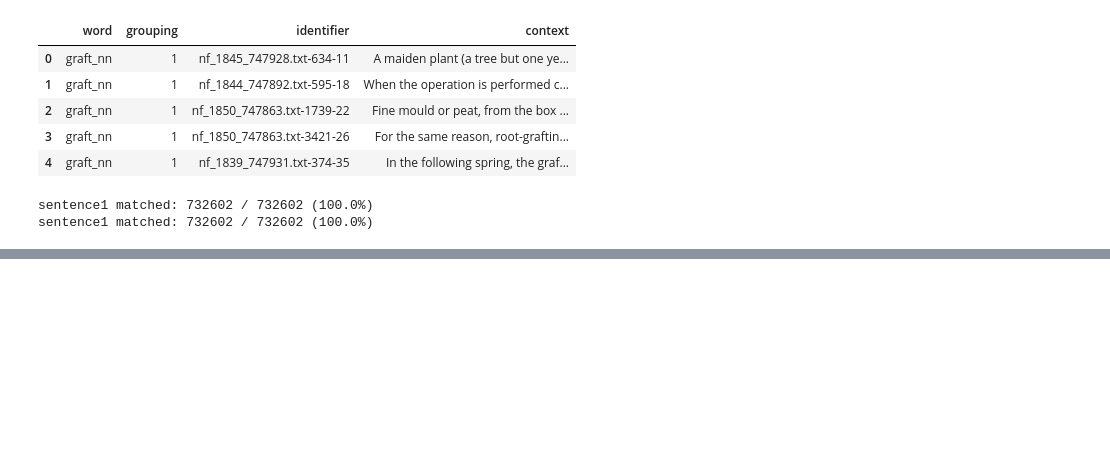
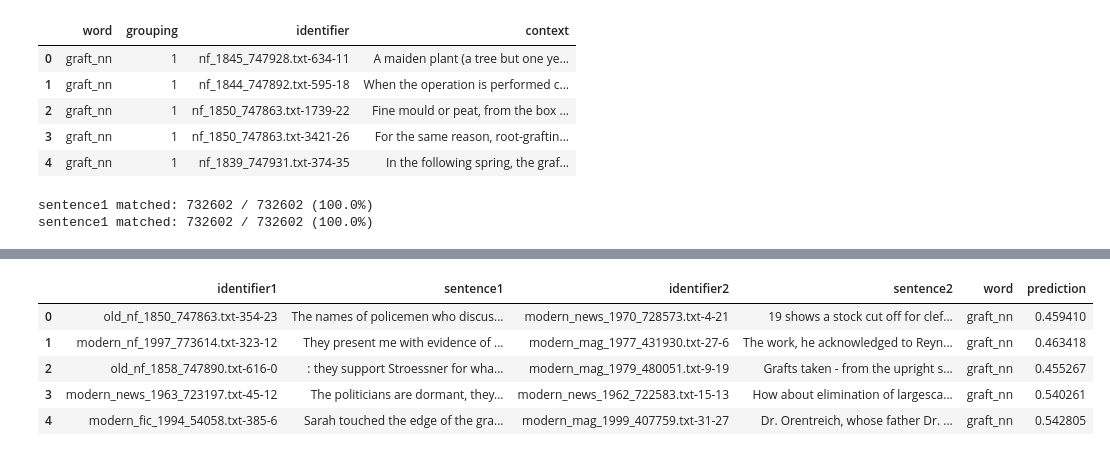
Before and after one commit to fdzr/qualitative-analysis-clusters, a Jupyter notebook: filter_dataset_deepmistake_en_model.ipynb, the cells around one changed output, grey strips where cells are left out. Drawn from its saved outputs; the diff is of its cells as text; code cells hidden in the pictures; blank space fills up the shorter version.

```diff
--- a/filter_dataset_deepmistake_en_model.ipynb
+++ b/filter_dataset_deepmistake_en_model.ipynb
@@ -318,4 +256,32 @@ result_full_dataset.head()
 | 4 | fic_1994_54058.txt-385-6 | Sarah touched the edge of the gra... | mag_1999_407759.txt-31-27 | Dr. Orentreich, whose father Dr. ... | graft_nn | 0.542805 |
+# %%
+def add_grouping_prefix(df, sentences_gold_data):
+    id_to_grouping = dict(
+        zip(sentences_gold_data["identifier"], sentences_gold_data["grouping"])
+    )
+
+    def prefix(identifier):
+        grouping = id_to_grouping.get(identifier)
+        if grouping == 1:
+            return f"old_{identifier}"
+        elif grouping == 2:
+            return f"modern_{identifier}"
+        return identifier
+
+    df = copy.deepcopy(df)
+    df["identifier1"] = df["identifier1"].apply(prefix)
+    df["identifier2"] = df["identifier2"].apply(prefix)
+    return df
+# %%
+result_full_dataset = add_grouping_prefix(result_full_dataset, sentences_gold_data)
+result_full_dataset.head()
+# %% [output]
+|  | identifier1 | sentence1 | identifier2 | sentence2 | word | prediction |
+| 0 | old_nf_1850_747863.txt-354-23 | The names of policemen who discus... | modern_news_1970_728573.txt-4-21 | 19 shows a stock cut off for clef... | graft_nn | 0.459410 |
+| 1 | modern_nf_1997_773614.txt-323-12 | They present me with evidence of ... | modern_mag_1977_431930.txt-27-6 | The work, he acknowledged to Reyn... | graft_nn | 0.463418 |
+| 2 | old_nf_1858_747890.txt-616-0 | : they support Stroessner for wha... | modern_mag_1979_480051.txt-9-19 | Grafts taken - from the upright s... | graft_nn | 0.455267 |
+| 3 | modern_news_1963_723197.txt-45-12 | The politicians are dormant, they... | modern_news_1962_722583.txt-15-13 | How about elimination of largesca... | graft_nn | 0.540261 |
+| 4 | modern_fic_1994_54058.txt-385-6 | Sarah touched the edge of the gra... | modern_mag_1999_407759.txt-31-27 | Dr. Orentreich, whose father Dr. ... | graft_nn | 0.542805 |
 # %%
 result_full_dataset.dropna(inplace=True)
 result_full_dataset.shape
```
Also changed, not shown: parts of 8 cells of this notebook.
